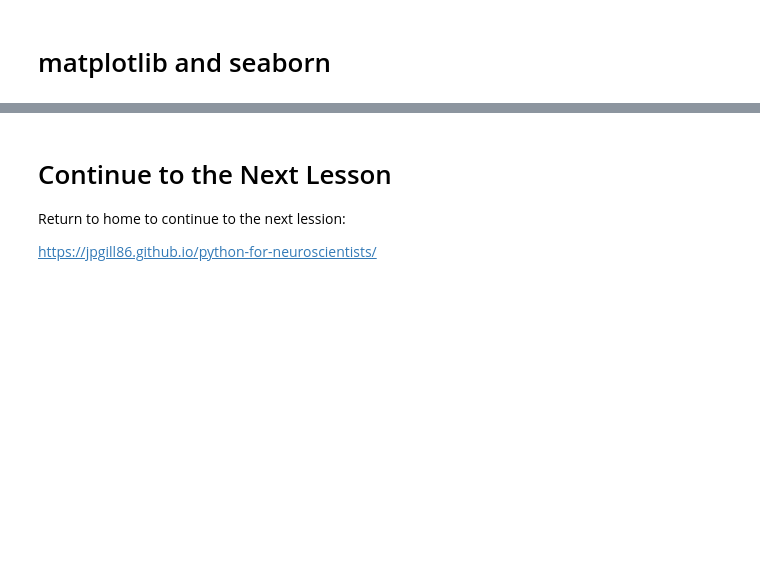
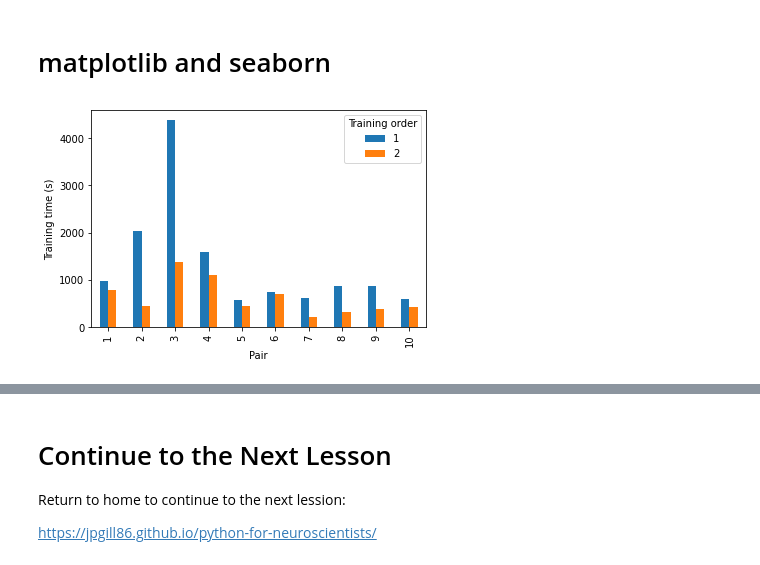
Before and after one commit to jpgill86/python-for-neuroscientists, a Jupyter notebook: notebooks/03-Essential-Packages.ipynb, the cells around one changed output, grey strips where cells are left out. Saved outputs shown, nothing was run; the diff lists cells and outputs as text; code cells hidden in the pictures; blank space fills up the shorter version.

```diff
--- a/notebooks/03-Essential-Packages.ipynb
+++ b/notebooks/03-Essential-Packages.ipynb
@@ -45,0 +69,3 @@ import pandas as pd
+# %%
+df = pd.read_csv('inedible-food.csv')
+df
@@ -45,0 +108,3 @@ import pandas as pd
+# %%
+df_training_by_pair_and_order = df.pivot(index='Pair', columns='Training order', values='Training time (s)')
+df_training_by_pair_and_order
@@ -48,3 +126,14 @@ import pandas as pd
 # %%
 import matplotlib.pyplot as plt
 import seaborn as sns
+# %%
+ax = df_training_by_pair_and_order.plot.bar()
+
+# state machine approach
+# plt.ylabel('Training time (s)')
+
+# object-oriented approach
+yaxis_label = ax.set_ylabel('Training time (s)')
+# yaxis_label.set_fontfamily('monospace')
+# %% [output]
+[figure, added]
```
Also changed, not shown: parts of 12 cells of this notebook, 1 other file.
